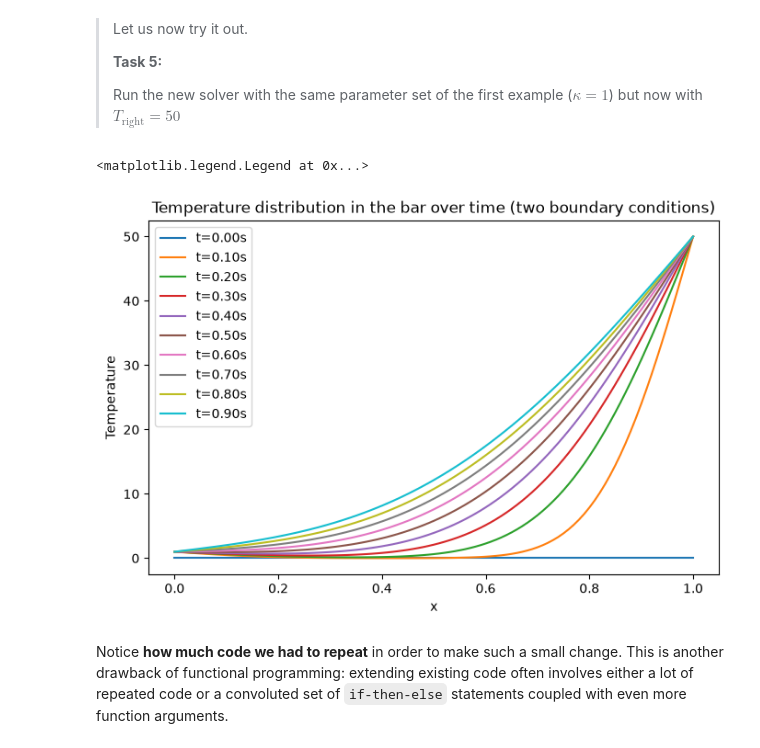
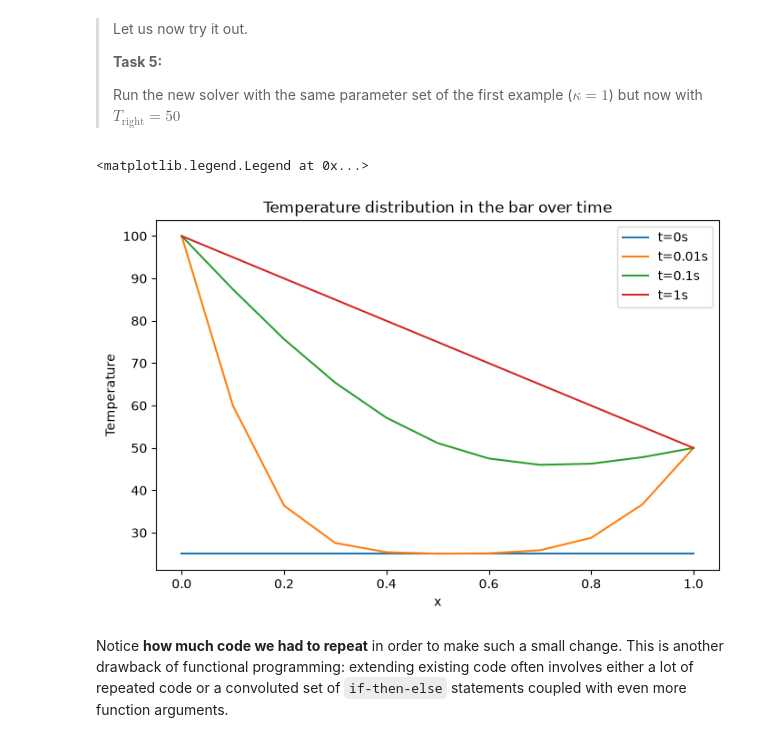
Before and after one commit to JJ-Lee12/PA2.1, a Jupyter notebook: 1_functional.ipynb, the cells around one changed output. Drawn from its saved outputs; the diff is of its cells as text; code cells hidden in the pictures.

```diff
--- a/1_functional.ipynb
+++ b/1_functional.ipynb
@@ -97,22 +99,24 @@ plt.legend()
 # run the solver
 x,T = run_diffusion(
     L=1.0,
-    dx=0.01,
-    dt=0.00001,
-    kappa=5.0,
-    T_init=lambda x: 0*x,
-    T_left=1.0,
+    dx=0.1,
+    dt=0.001,
+    kappa=5,
+    T_init=25,
+    T_left=100,
     h_right=0.0,
-    n_steps=10000
-)
+    n_steps=1000
+    )
 
 # plot the solution
 plt.figure(figsize=(8,5))
-for n in range(0, T.shape[0], 1000):
-    plt.plot(x, T[n,:], label=f't={n*0.0001:.2f}s')
+plt.plot(x,T[0,:],label='t=0s')
+plt.plot(x,T[10,:],label='t=0.01s')
+plt.plot(x,T[100,:],label='t=0.1s')
+plt.plot(x,T[-1,:],label='t=1s')
 plt.xlabel('x')
 plt.ylabel('Temperature')
-plt.title('Temperature distribution in the bar over time (kappa=5)')
+plt.title('Temperature distribution in the bar over time')
 plt.legend()
 # %% [output]
 <matplotlib.legend.Legend at 0x...>
@@ -150,7 +154,7 @@ def run_diffusion_two(
     T = np.zeros((n_steps,nx))
 
     # temperature field at t=0
-    T[0,:] = T_init(x)
+    T[0,:] = T_init
 
     # loop through time
     for n in range(n_steps-1):
@@ -174,27 +178,29 @@ def run_diffusion_two(
 # %%
 # run the solver
 x,T = run_diffusion_two(
     L=1.0,
-    dx=0.01,
-    dt=0.00001,
+    dx=0.1,
+    dt=0.001,
     kappa=1,
-    T_init=lambda x: 0*x,
-    T_left=1.0,
+    T_init=25,
+    T_left=100,
     T_right=50,
-    n_steps=10000
+    n_steps=1000
 )
 
 # plot the solution
 plt.figure(figsize=(8,5))
-for n in range(0, T.shape[0], 1000):
-    plt.plot(x, T[n,:], label=f't={n*0.0001:.2f}s')
+plt.plot(x,T[0,:],label='t=0s')
+plt.plot(x,T[10,:],label='t=0.01s')
+plt.plot(x,T[100,:],label='t=0.1s')
+plt.plot(x,T[-1,:],label='t=1s')
 plt.xlabel('x')
 plt.ylabel('Temperature')
-plt.title('Temperature distribution in the bar over time (two boundary conditions)')
+plt.title('Temperature distribution in the bar over time')
 plt.legend()
 # %% [output]
 <matplotlib.legend.Legend at 0x...>
-[figure, old version]
+[figure, new version]
 # %% [markdown]
 Notice **how much code we had to repeat** in order to make such a small change. This is another drawback of functional programming: extending existing code often involves either a lot of repeated code or a convoluted set of `if-then-else` statements coupled with even more function arguments.
 # %% [markdown]
```
Also changed, not shown: parts of 3 cells of this notebook, 1 other file.
